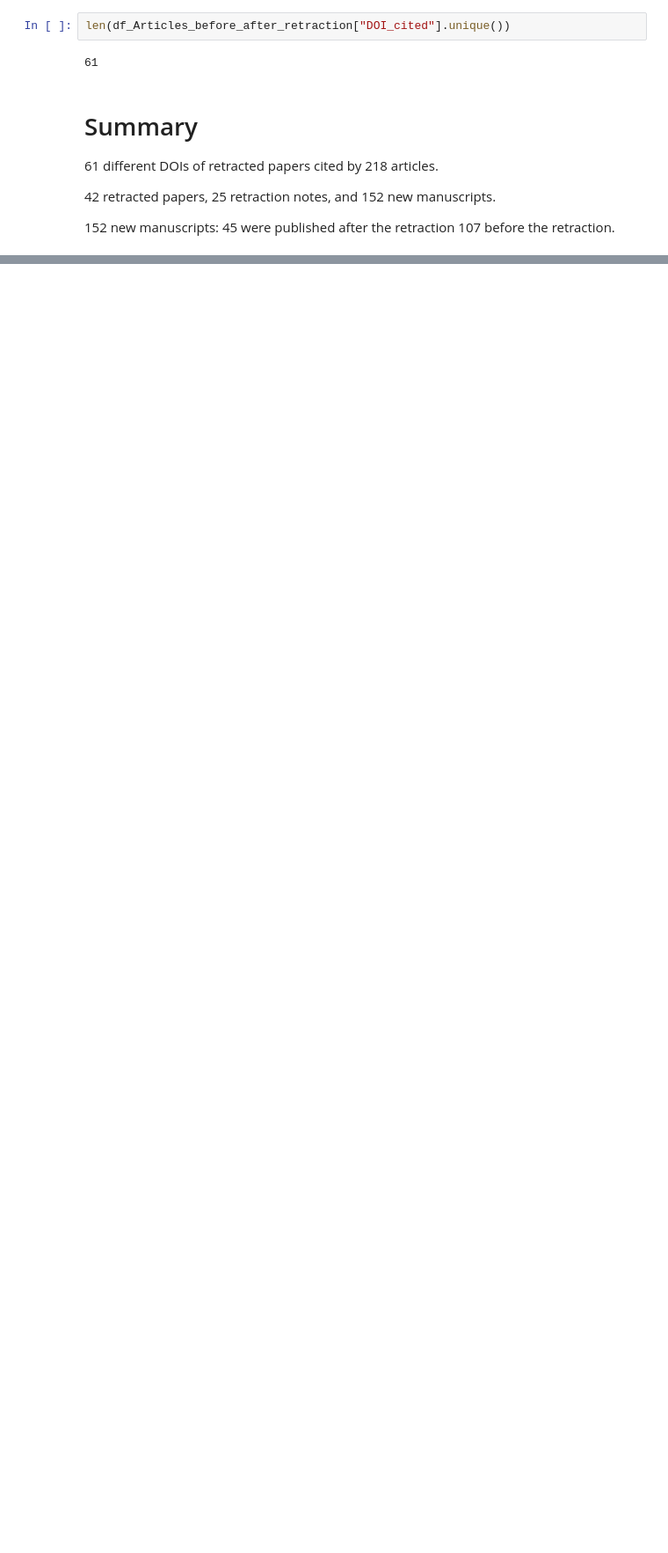
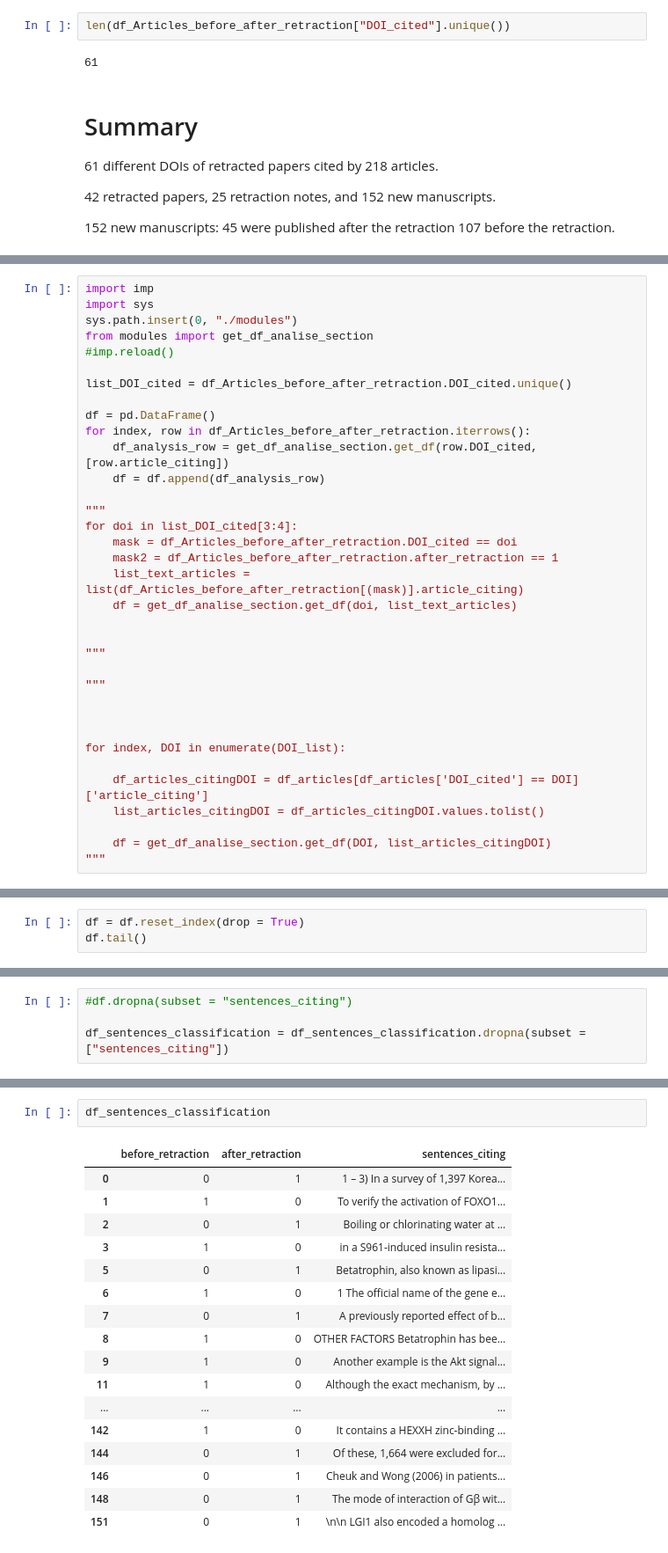
Before and after one commit to dciudadr/eLife_retractions, a Jupyter notebook: retractionwatc2h.ipynb, the cells around one changed output, grey strips where cells are left out. Shown: that part at 88% size. Saved outputs shown, nothing was run; the diff lists cells and outputs as text; blank space fills up the shorter version.

```diff
--- a/retractionwatc2h.ipynb
+++ b/retractionwatc2h.ipynb
@@ -507,0 +515,35 @@ len(df_Articles_before_after_retraction["DOI_cited"].unique())
+# %%
+import imp
+import sys
+sys.path.insert(0, "./modules")
+from modules import get_df_analise_section
+#imp.reload()
+
+list_DOI_cited = df_Articles_before_after_retraction.DOI_cited.unique()
+
+df = pd.DataFrame()
+for index, row in df_Articles_before_after_retraction.iterrows():
+    df_analysis_row = get_df_analise_section.get_df(row.DOI_cited, [row.article_citing])
+    df = df.append(df_analysis_row)
+
+"""
+for doi in list_DOI_cited[3:4]:
+    mask = df_Articles_before_after_retraction.DOI_cited == doi
+    mask2 = df_Articles_before_after_retraction.after_retraction == 1
+    list_text_articles = list(df_Articles_before_after_retraction[(mask)].article_citing)
+    df = get_df_analise_section.get_df(doi, list_text_articles)
+
+
+"""
+
+"""
+
+
+
+for index, DOI in enumerate(DOI_list):
+
+    df_articles_citingDOI = df_articles[df_articles['DOI_cited'] == DOI]['article_citing']
+    list_articles_citingDOI = df_articles_citingDOI.values.tolist()
+
+    df = get_df_analise_section.get_df(DOI, list_articles_citingDOI)
+"""
@@ -507,0 +552,3 @@ len(df_Articles_before_after_retraction["DOI_cited"].unique())
+# %%
+df = df.reset_index(drop = True)
+df.tail()
@@ -507,0 +665,4 @@ len(df_Articles_before_after_retraction["DOI_cited"].unique())
+# %%
+#df.dropna(subset = "sentences_citing")
+
+df_sentences_classification = df_sentences_classification.dropna(subset = ["sentences_citing"])
@@ -507,0 +673,20 @@ len(df_Articles_before_after_retraction["DOI_cited"].unique())
+# %%
+df_sentences_classification
+# %% [output]
+|  | before_retraction | after_retraction | sentences_citing |
+| 0 | 0 | 1 | 1 – 3) In a survey of 1,397 Korea... |
+| 1 | 1 | 0 | To verify the activation of FOXO1... |
+| 2 | 0 | 1 | Boiling or chlorinating water at ... |
+| 3 | 1 | 0 | in a S961-induced insulin resista... |
+| 5 | 0 | 1 | Betatrophin, also known as lipasi... |
+| 6 | 1 | 0 | 1 The official name of the gene e... |
+| 7 | 0 | 1 | A previously reported effect of b... |
+| 8 | 1 | 0 | OTHER FACTORS Betatrophin has bee... |
+| 9 | 1 | 0 | Another example is the Akt signal... |
+| 11 | 1 | 0 | Although the exact mechanism, by ... |
+| ... | ... | ... | ... |
+| 142 | 1 | 0 | It contains a HEXXH zinc-binding ... |
+| 144 | 0 | 1 | Of these, 1,664 were excluded for... |
+| 146 | 0 | 1 | Cheuk and Wong (2006) in patients... |
+| 148 | 0 | 1 | The mode of interaction of Gβ wit... |
+| 151 | 0 | 1 | \n\n LGI1 also encoded a homolog ... |
```
Also changed, not shown: parts of 12 cells of this notebook, 3 other files.
